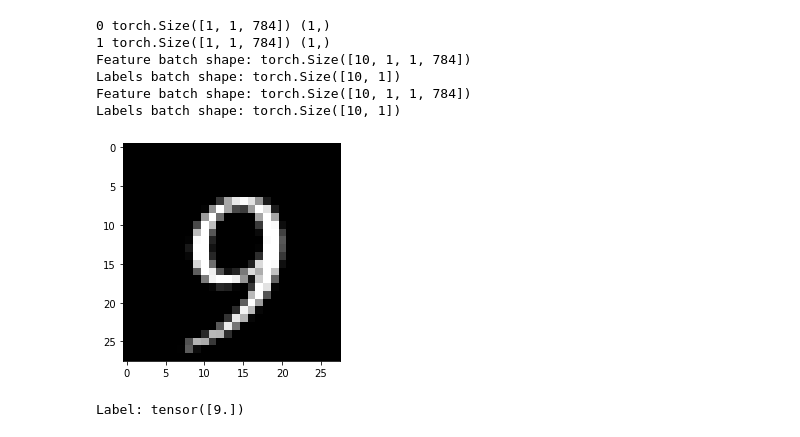
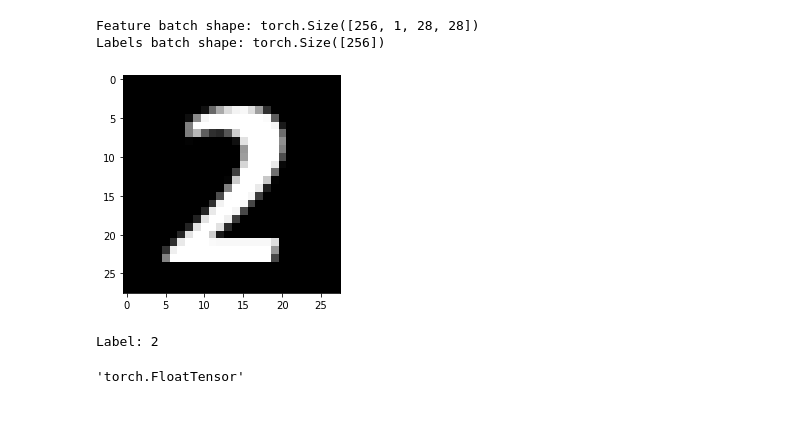
Before and after one commit to prasadshreyas/CS7290-Causal-ML-PyTorch, a Jupyter notebook: progress.ipynb, the cells around one changed output. Drawn from its saved outputs; the diff is of its cells as text; code cells hidden in the pictures.

```diff
--- a/progress.ipynb
+++ b/progress.ipynb
@@ -46,13 +47,15 @@ class TMNISTDataset(Dataset):
     Output: torch.utils.data.Dataset
 
     '''
-    def __init__(self, csv_file, root_dir='', transform=None):
+    def __init__(self, csv_file, root_dir='', transform=None, target_transform = Lambda(lambda y: torch.zeros(
+    10, dtype=torch.float).scatter_(dim=0, index=torch.tensor(y), value=1))):
         '''
         Args: csv_file (string): Path to the csv file with annotations.
         '''
         self.tmnist_frame = pd.read_csv(csv_file)
         self.transform = transform
         self.root_dir = root_dir
+        self.target_transform = target_transform
     def __len__(self):
         return len(self.tmnist_frame)
 
@@ -62,14 +65,16 @@ class TMNISTDataset(Dataset):
 
         digits = self.tmnist_frame.iloc[idx, 2:]
         digits = np.array([digits])
+        digits = digits.reshape(28,28)
         digits = digits.astype('float32')
         label = self.tmnist_frame.iloc[idx, 1]
         label = np.array([label])
-        label = label.astype('float32')
+        label = label.astype('int64')
 
         if self.transform:
             digits = self.transform(digits)
-        return digits, label
+
+        return digits, label.squeeze()
 # %%
 # for loading and batching MNIST dataset
 def setup_data_loaders(batch_size=64, use_cuda=False):
@@ -299,41 +385,44 @@ for epoch in range(NUM_EPOCHS):
 # %%
 # Loading the dataset
 tmnist_dataset = TMNISTDataset("https://raw.githubusercontent.com/prasadshreyas/CS7290-Causal-ML-PyTorch/main/data/TMNIST/TMNIST_Data.csv", transform= transforms.ToTensor())
 
 # Example of a sample
-for i in range(len(tmnist_dataset)):
-    sample = tmnist_dataset[i]
-    print(i, sample[0].shape, sample[1].shape)
-    if i == 1:
-        break
+# for i in range(len(tmnist_dataset)):
+#     sample = tmnist_dataset[i]
+#     print(i, sample[0].shape, sample[1].shape)
+#     if i == 1:
+#         break
 
 # Creating data loader
-dataloader = DataLoader(tmnist_dataset, batch_size=10,
+dataloader = DataLoader(tmnist_dataset, batch_size=256,
                         shuffle=True)
 
-# Quick glance at the batch
-for x, y in dataloader:
-    print(f"Feature batch shape: {x.size()}")
-    print(f"Labels batch shape: {y.size()}")
-    break
+# # Quick glance at the batch
+# for x, y in dataloader:
+#     print(f"Feature batch shape: {x.size()}")
+#     print(f"Labels batch shape: {y.size()}")
+#     break
+
+
+# train_features, train_labels = next(iter(
 
 # Building the image grid
 train_features, train_labels = next(iter(dataloader))
 
 print(f"Feature batch shape: {train_features.size()}")
 print(f"Labels batch shape: {train_labels.size()}")
-img = train_features[0].reshape(28, 28)
+img = train_features[0].squeeze()
 label = train_labels[0]
 import matplotlib.pyplot as plt
 plt.imshow(img, cmap="gray")
 plt.show()
 print(f"Label: {label}")
 # %% [output]
-0 torch.Size([1, 1, 784]) (1,)
-1 torch.Size([1, 1, 784]) (1,)
-Feature batch shape: torch.Size([10, 1, 1, 784])
-Labels batch shape: torch.Size([10, 1])
-Feature batch shape: torch.Size([10, 1, 1, 784])
-Labels batch shape: torch.Size([10, 1])
+Feature batch shape: torch.Size([256, 1, 28, 28])
+Labels batch shape: torch.Size([256])
-[figure, old version]
+[figure, new version]
-Label: tensor([9.])
+Label: 2
+# %%
+train_features[0].type()
+# %% [output]
+'torch.FloatTensor'
```
Also changed, not shown: parts of 7 cells of this notebook.
